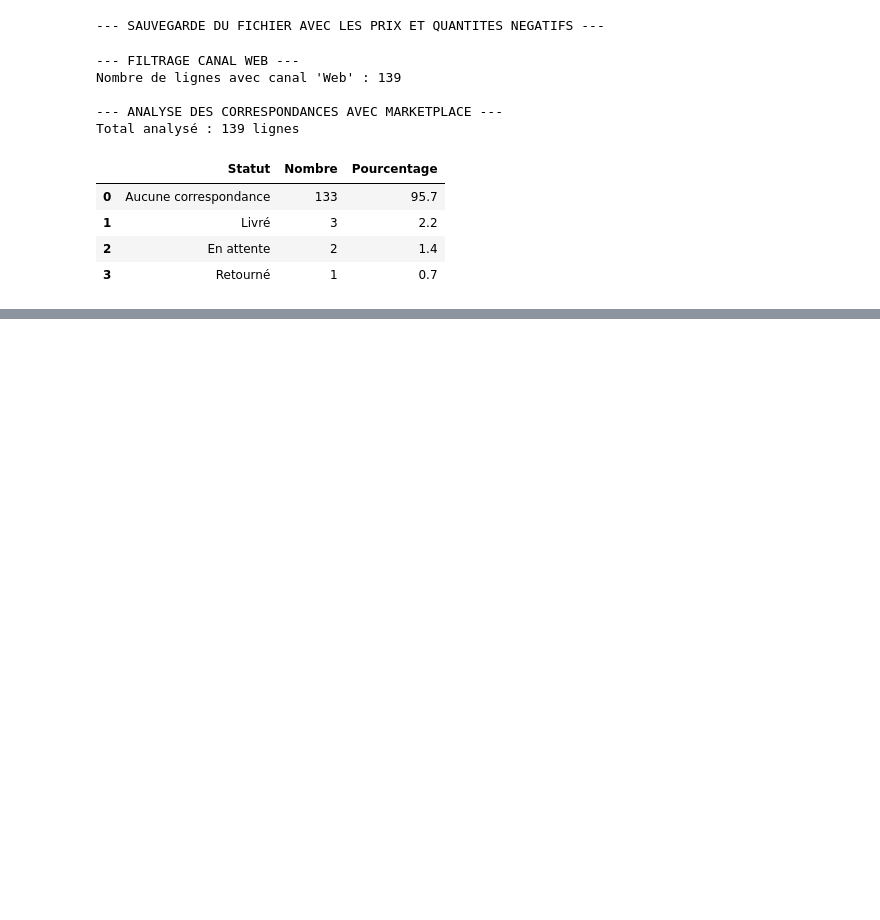
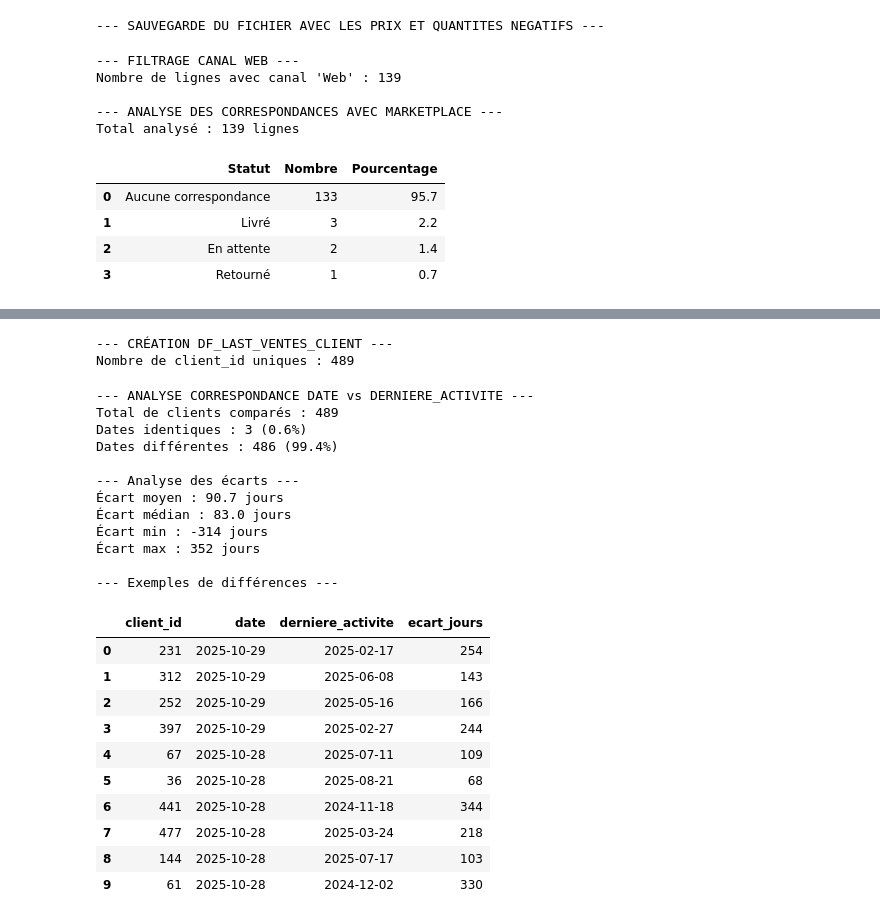
Before and after one commit to Kromaric/data_managment, a Jupyter notebook: notebooks/analyse_ventes_lp.ipynb, the cells around one changed output, grey strips where cells are left out. Drawn from its saved outputs; the diff is of its cells as text; code cells hidden in the pictures; blank space fills up the shorter version.

Commit message:
feat: analyse cohérence client/ventes

```diff
--- a/notebooks/analyse_ventes_lp.ipynb
+++ b/notebooks/analyse_ventes_lp.ipynb
@@ -310,3 +313,6 @@ Total analysé : 139 lignes
 | 1 | Livré | 3 | 2.2 |
 | 2 | En attente | 2 | 1.4 |
 | 3 | Retourné | 1 | 0.7 |
+# %%
+# import du df Client_Master pour analyse croisée
+df_clients_corrected = pd.read_csv('../data/processed/Clients_Master_corrected.csv')
@@ -313,3 +336,74 @@ Total analysé : 139 lignes
+# %%
+print("\n--- CRÉATION DF_LAST_VENTES_CLIENT ---")
+# Convertir le champ date en datetime
+df_ventes['date'] = pd.to_datetime(df_ventes['date'])
+
+# Trier par date décroissante puis garder la première occurrence de chaque client_id
+df_last_ventes_client = df_ventes.sort_values('date', ascending=False).drop_duplicates(subset='client_id', keep='first').copy()
+
+print(f"Nombre de client_id uniques : {len(df_last_ventes_client)}")
+# %% [output]
+--- CRÉATION DF_LAST_VENTES_CLIENT ---
+Nombre de client_id uniques : 489
+# %%
+print("\n--- ANALYSE CORRESPONDANCE DATE vs DERNIERE_ACTIVITE ---")
+
+# Fusionner et préparer les données
+df_comparaison = df_last_ventes_client.merge(
+    df_clients_corrected[['client_id', 'derniere_activite']],
+    on='client_id',
+    how='inner'
+)
+
+df_comparaison['derniere_activite'] = pd.to_datetime(df_comparaison['derniere_activite'])
+df_comparaison['date'] = pd.to_datetime(df_comparaison['date'])
+
+# Calculer l'écart en jours
+df_comparaison['ecart_jours'] = (df_comparaison['date'] - df_comparaison['derniere_activite']).dt.days
+
+# Statistiques
+dates_identiques = (df_comparaison['ecart_jours'] == 0).sum()
+total = len(df_comparaison)
+pourcentage = (dates_identiques / total * 100) if total > 0 else 0
+
+print(f"Total de clients comparés : {total}")
+print(f"Dates identiques : {dates_identiques} ({pourcentage:.1f}%)")
+print(f"Dates différentes : {total - dates_identiques} ({100-pourcentage:.1f}%)")
+
+print(f"\n--- Analyse des écarts ---")
+print(f"Écart moyen : {df_comparaison['ecart_jours'].mean():.1f} jours")
+print(f"Écart médian : {df_comparaison['ecart_jours'].median():.1f} jours")
+print(f"Écart min : {df_comparaison['ecart_jours'].min()} jours")
+print(f"Écart max : {df_comparaison['ecart_jours'].max()} jours")
+
+# Afficher quelques exemples de différences
+print("\n--- Exemples de différences ---")
+df_differences = df_comparaison[df_comparaison['ecart_jours'] != 0][['client_id', 'date', 'derniere_activite', 'ecart_jours']].head(10)
+display(df_differences)
+# %% [output]
+--- ANALYSE CORRESPONDANCE DATE vs DERNIERE_ACTIVITE ---
+Total de clients comparés : 489
+Dates identiques : 3 (0.6%)
+Dates différentes : 486 (99.4%)
+
+--- Analyse des écarts ---
+Écart moyen : 90.7 jours
+Écart médian : 83.0 jours
+Écart min : -314 jours
+Écart max : 352 jours
+
+--- Exemples de différences ---
+|  | client_id | date | derniere_activite | ecart_jours |
+| 0 | 231 | 2025-10-29 | 2025-02-17 | 254 |
+| 1 | 312 | 2025-10-29 | 2025-06-08 | 143 |
+| 2 | 252 | 2025-10-29 | 2025-05-16 | 166 |
+| 3 | 397 | 2025-10-29 | 2025-02-27 | 244 |
+| 4 | 67 | 2025-10-28 | 2025-07-11 | 109 |
+| 5 | 36 | 2025-10-28 | 2025-08-21 | 68 |
+| 6 | 441 | 2025-10-28 | 2024-11-18 | 344 |
+| 7 | 477 | 2025-10-28 | 2025-03-24 | 218 |
+| 8 | 144 | 2025-10-28 | 2025-07-17 | 103 |
+| 9 | 61 | 2025-10-28 | 2024-12-02 | 330 |
 # %%
 # copie du dataframe original
 df_ventes_clean = df_ventes.copy()
```
Also changed, not shown: parts of 2 cells of this notebook.
